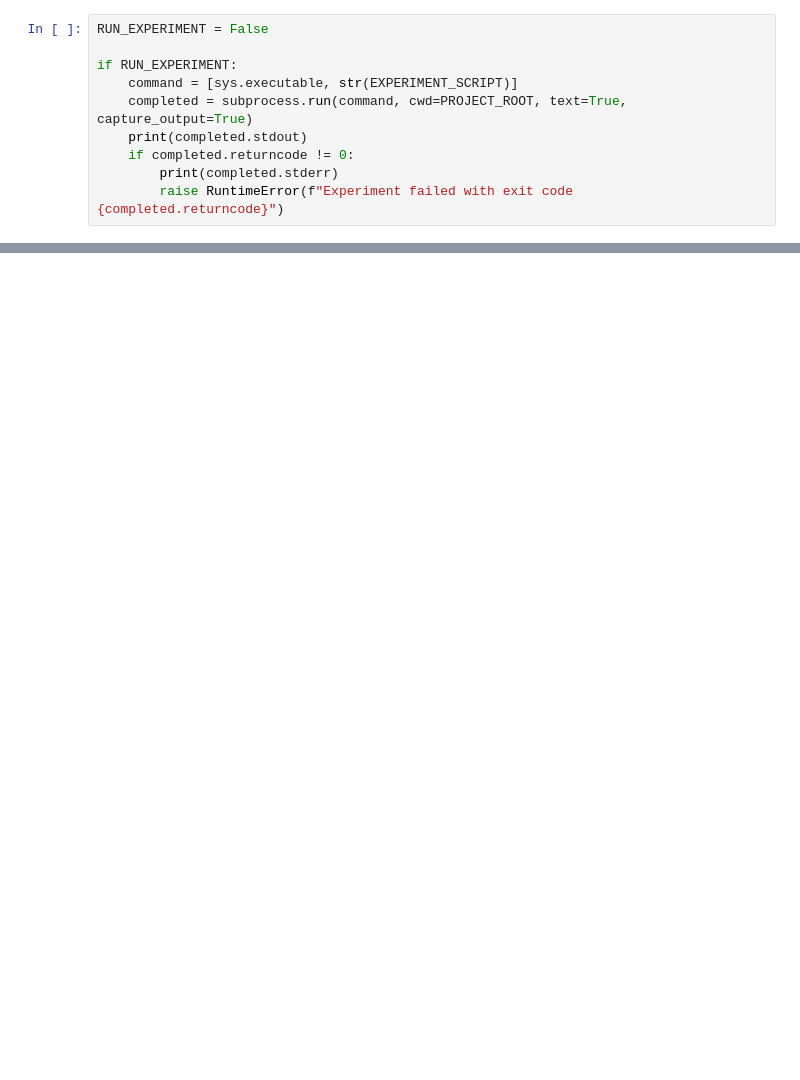
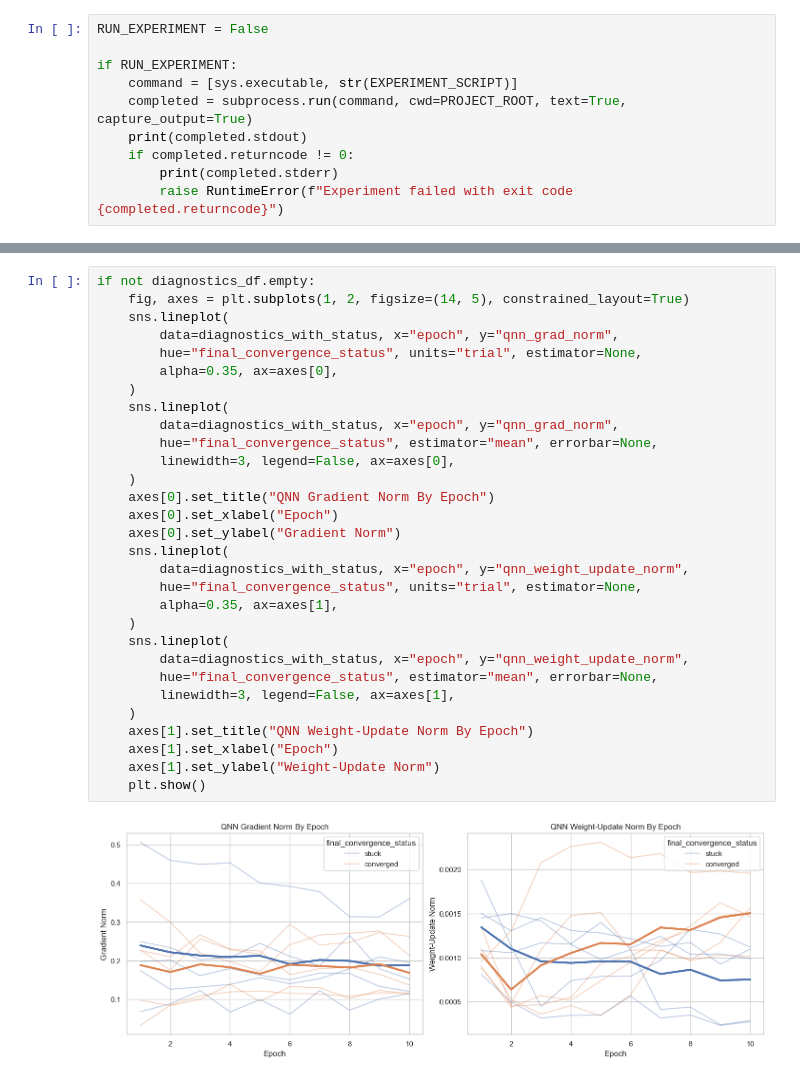
Before and after one commit to hasanahmed77/cqcnn-reimplementation, a Jupyter notebook: notebooks/classification/oasis2_coronal_2qubit_analysis.ipynb, the cells around one changed output, grey strips where cells are left out. Saved outputs shown, nothing was run; the diff lists cells and outputs as text; blank space fills up the shorter version.

```diff
--- a/notebooks/classification/oasis2_coronal_2qubit_analysis.ipynb
+++ b/notebooks/classification/oasis2_coronal_2qubit_analysis.ipynb
@@ -110,0 +304,32 @@ winner_table
+# %%
+if not diagnostics_df.empty:
+    fig, axes = plt.subplots(1, 2, figsize=(14, 5), constrained_layout=True)
+    sns.lineplot(
+        data=diagnostics_with_status, x="epoch", y="qnn_grad_norm",
+        hue="final_convergence_status", units="trial", estimator=None,
+        alpha=0.35, ax=axes[0],
+    )
+    sns.lineplot(
+        data=diagnostics_with_status, x="epoch", y="qnn_grad_norm",
+        hue="final_convergence_status", estimator="mean", errorbar=None,
+        linewidth=3, legend=False, ax=axes[0],
+    )
+    axes[0].set_title("QNN Gradient Norm By Epoch")
+    axes[0].set_xlabel("Epoch")
+    axes[0].set_ylabel("Gradient Norm")
+    sns.lineplot(
+        data=diagnostics_with_status, x="epoch", y="qnn_weight_update_norm",
+        hue="final_convergence_status", units="trial", estimator=None,
+        alpha=0.35, ax=axes[1],
+    )
+    sns.lineplot(
+        data=diagnostics_with_status, x="epoch", y="qnn_weight_update_norm",
+        hue="final_convergence_status", estimator="mean", errorbar=None,
+        linewidth=3, legend=False, ax=axes[1],
+    )
+    axes[1].set_title("QNN Weight-Update Norm By Epoch")
+    axes[1].set_xlabel("Epoch")
+    axes[1].set_ylabel("Weight-Update Norm")
+    plt.show()
+# %% [output]
+[figure, added]
```
Also changed, not shown: parts of 35 cells of this notebook, 14 other files.
